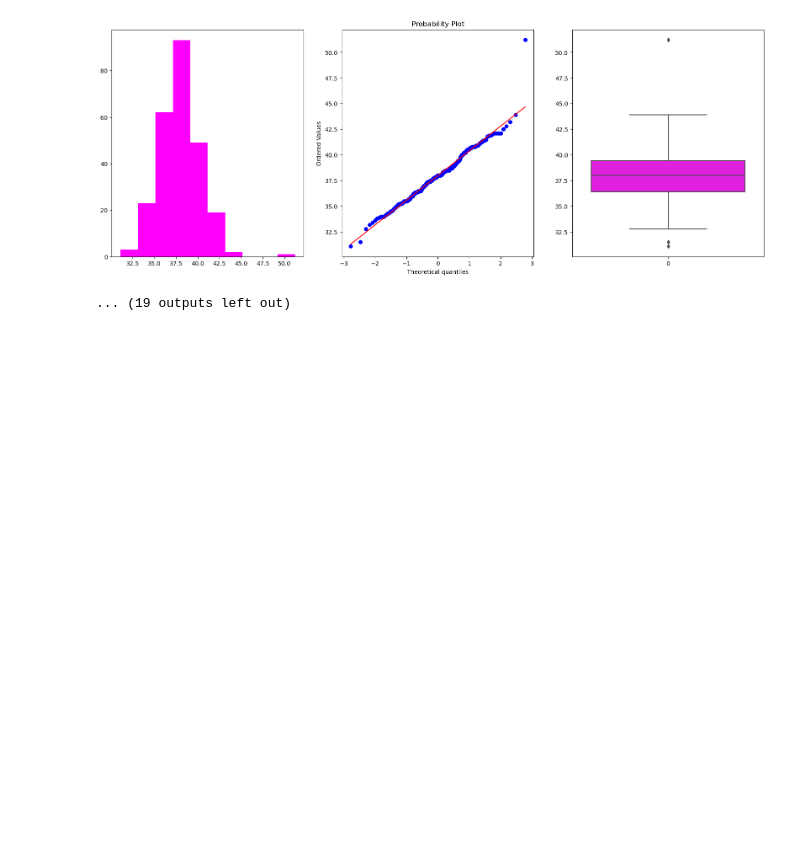
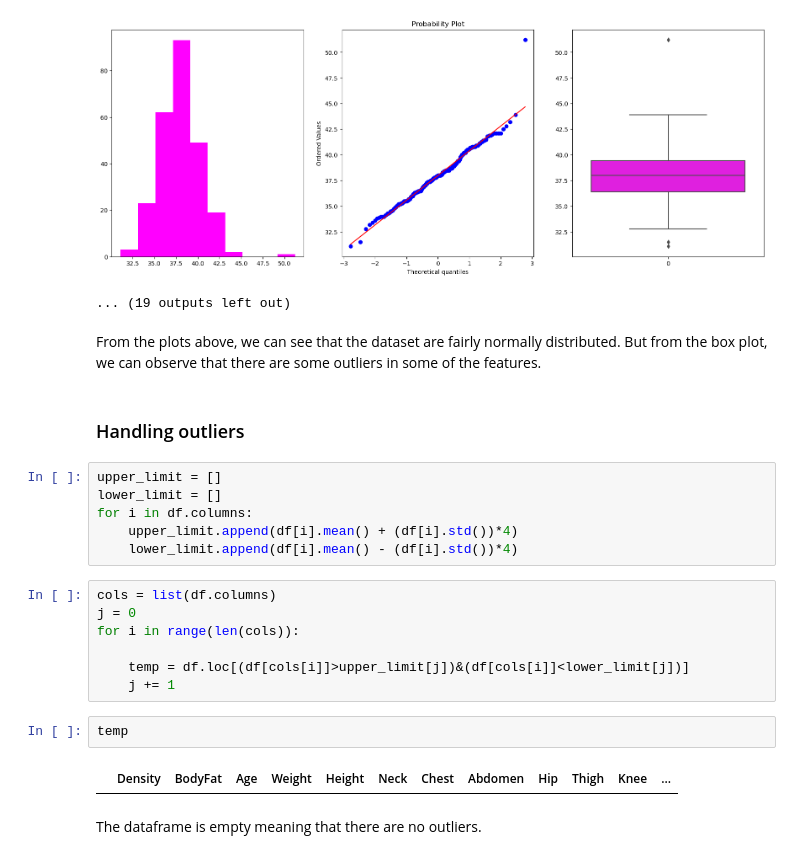
Before and after one commit to lawalsegun2025/body_fat_estimator, a Jupyter notebook: body_fat_predictor.ipynb, the cells around one changed output. Saved outputs shown, nothing was run; the diff lists cells and outputs as text; blank space fills up the shorter version.

```diff
--- a/body_fat_predictor.ipynb
+++ b/body_fat_predictor.ipynb
@@ -175,3 +175,26 @@ Distribution plots for the feature Height are shown below
 Distribution plots for the feature Neck are shown below
 [figure]
 ... (19 outputs left out)
+# %% [markdown]
+From the plots above, we can see that the dataset are fairly normally distributed. But from the box plot, we can observe that there are some outliers in some of the features.
+# %% [markdown]
+### Handling outliers
+# %%
+upper_limit = []
+lower_limit = []
+for i in df.columns:
+    upper_limit.append(df[i].mean() + (df[i].std())*4)
+    lower_limit.append(df[i].mean() - (df[i].std())*4)
+# %%
+cols = list(df.columns)
+j = 0
+for i in range(len(cols)):
+
+    temp = df.loc[(df[cols[i]]>upper_limit[j])&(df[cols[i]]<lower_limit[j])]
+    j += 1
+# %%
+temp
+# %% [output]
+|  | Density | BodyFat | Age | Weight | Height | Neck | Chest | Abdomen | Hip | Thigh | Knee | ... |
+# %% [markdown]
+The dataframe is empty meaning that there are no outliers.
```
Also changed, not shown: parts of 1 cell of this notebook.
